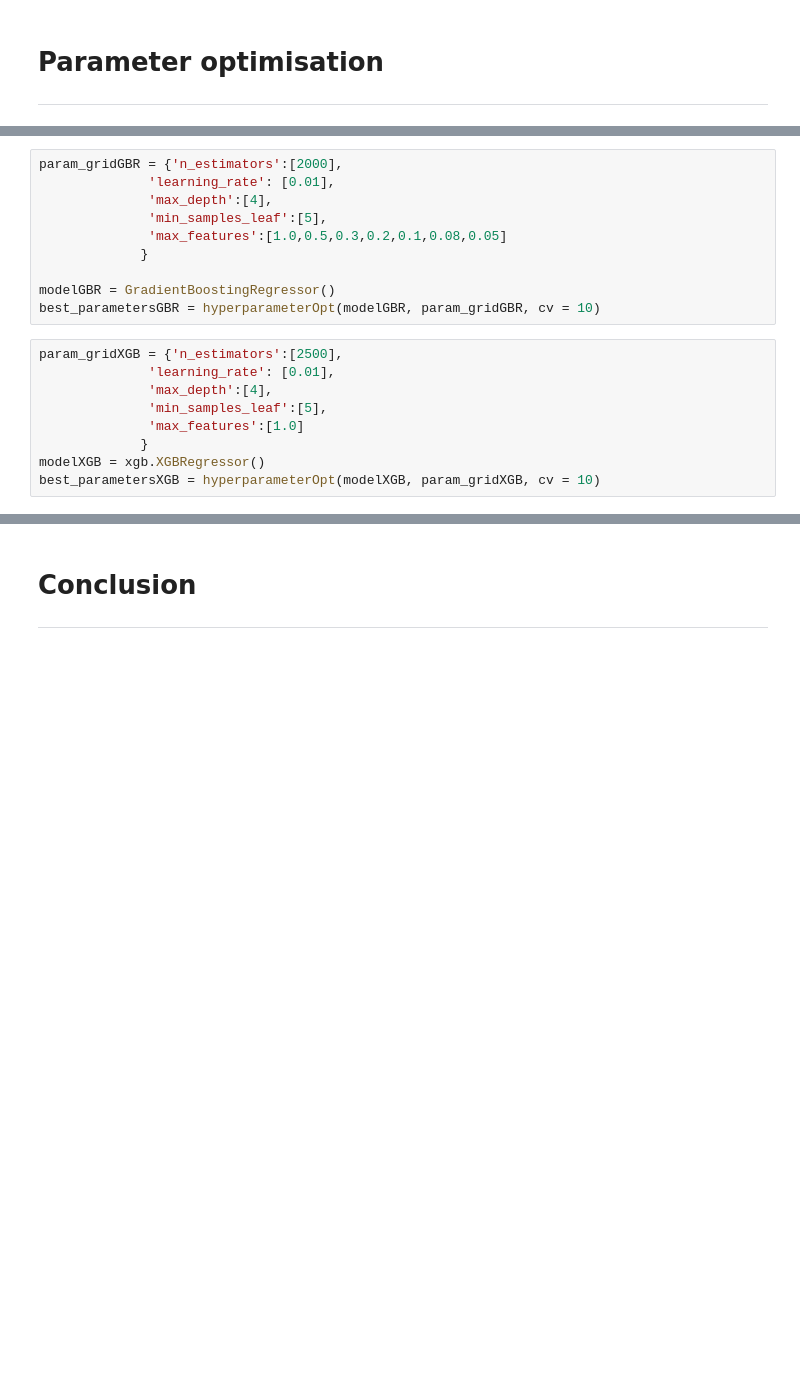
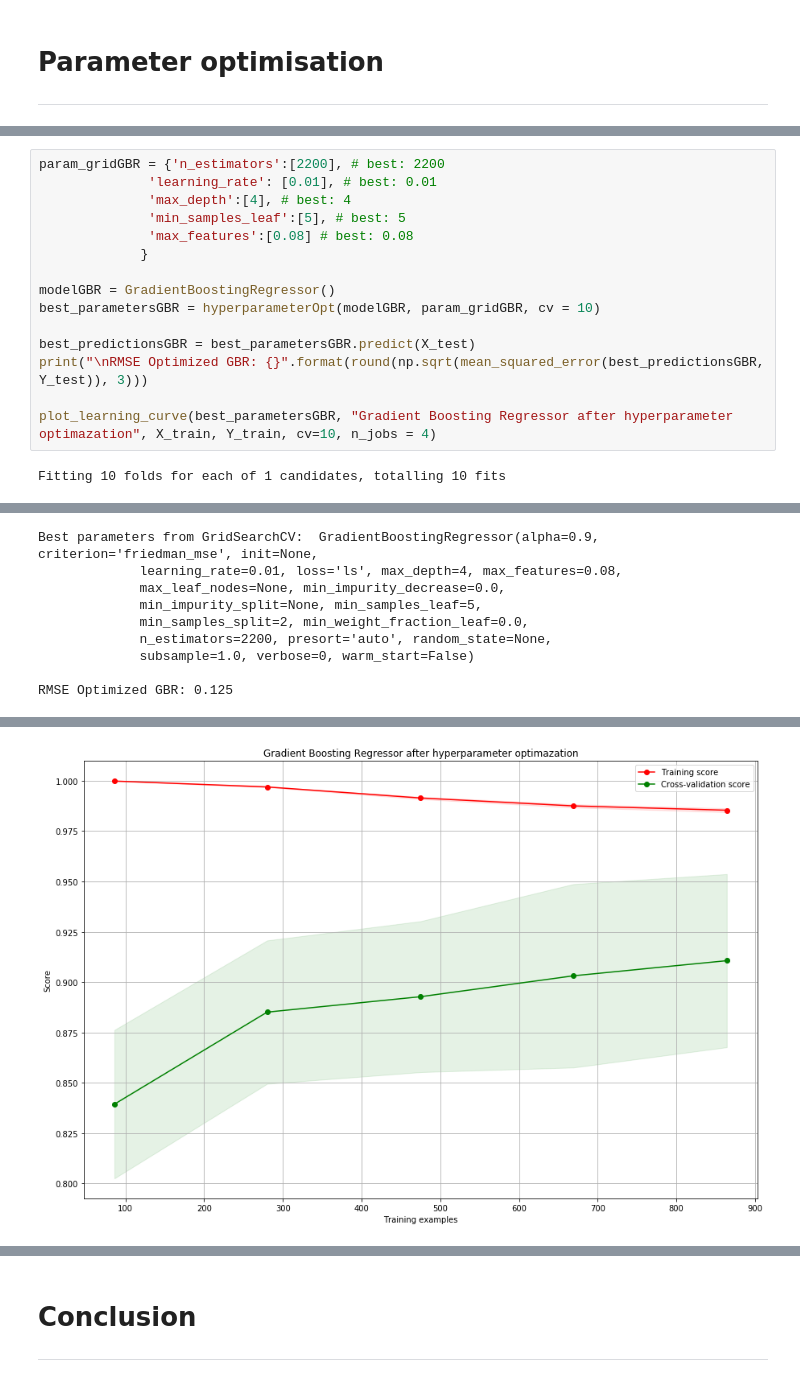
Before and after one commit to yohannjs/AML-2019, a Jupyter notebook: Challenges/House_Pricing/master_house_pricing_challenge.ipynb, the cells around one changed output, grey strips where cells are left out. Cells and saved outputs as stored; diff of their text form; blank space fills up the shorter version.

Commit message:
more plots on model selection

```diff
--- a/Challenges/House_Pricing/master_house_pricing_challenge.ipynb
+++ b/Challenges/House_Pricing/master_house_pricing_challenge.ipynb
@@ -672,22 +672,20 @@ def hyperparameterOpt(estimator, params, cv, n_jobs=4):
     model_to_estimate.fit(X_train, Y_train)
     print("Best parameters from GridSearchCV: ", model_to_estimate.best_estimator_)
     return model_to_estimate.best_estimator_
-# %%
-param_gridGBR = {'n_estimators':[2000],
-              'learning_rate': [0.01],
-              'max_depth':[4],
-              'min_samples_leaf':[5],
-              'max_features':[1.0,0.5,0.3,0.2,0.1,0.08,0.05]
-             }
-
-modelGBR = GradientBoostingRegressor()
-best_parametersGBR = hyperparameterOpt(modelGBR, param_gridGBR, cv = 10)
-# %%
-param_gridXGB = {'n_estimators':[2500],
-              'learning_rate': [0.01],
-              'max_depth':[4],
-              'min_samples_leaf':[5],
-              'max_features':[1.0]
-             }
-modelXGB = xgb.XGBRegressor()
-best_parametersXGB = hyperparameterOpt(modelXGB, param_gridXGB, cv = 10)
+# %%
+param_gridGBR = {'n_estimators':[2200], # best: 2200
+              'learning_rate': [0.01], # best: 0.01
+              'max_depth':[4], # best: 4
+              'min_samples_leaf':[5], # best: 5
+              'max_features':[0.08] # best: 0.08
+             }
+
+modelGBR = GradientBoostingRegressor()
+best_parametersGBR = hyperparameterOpt(modelGBR, param_gridGBR, cv = 10)
+
+best_predictionsGBR = best_parametersGBR.predict(X_test)
+print("\nRMSE Optimized GBR: {}".format(round(np.sqrt(mean_squared_error(best_predictionsGBR, Y_test)), 3)))
+
+plot_learning_curve(best_parametersGBR, "Gradient Boosting Regressor after hyperparameter optimazation", X_train, Y_train, cv=10, n_jobs = 4)
+# %% [output]
+Fitting 10 folds for each of 1 candidates, totalling 10 fits
@@ -693,0 +693,9 @@ best_parametersXGB = hyperparameterOpt(modelXGB, param_gridXGB, cv = 10)
+Best parameters from GridSearchCV:  GradientBoostingRegressor(alpha=0.9, criterion='friedman_mse', init=None,
+             learning_rate=0.01, loss='ls', max_depth=4, max_features=0.08,
+             max_leaf_nodes=None, min_impurity_decrease=0.0,
+             min_impurity_split=None, min_samples_leaf=5,
+             min_samples_split=2, min_weight_fraction_leaf=0.0,
+             n_estimators=2200, presort='auto', random_state=None,
+             subsample=1.0, verbose=0, warm_start=False)
+
+RMSE Optimized GBR: 0.125
@@ -693,0 +703 @@ best_parametersXGB = hyperparameterOpt(modelXGB, param_gridXGB, cv = 10)
+[figure, added]
```
Also changed, not shown: parts of 12 cells of this notebook.
